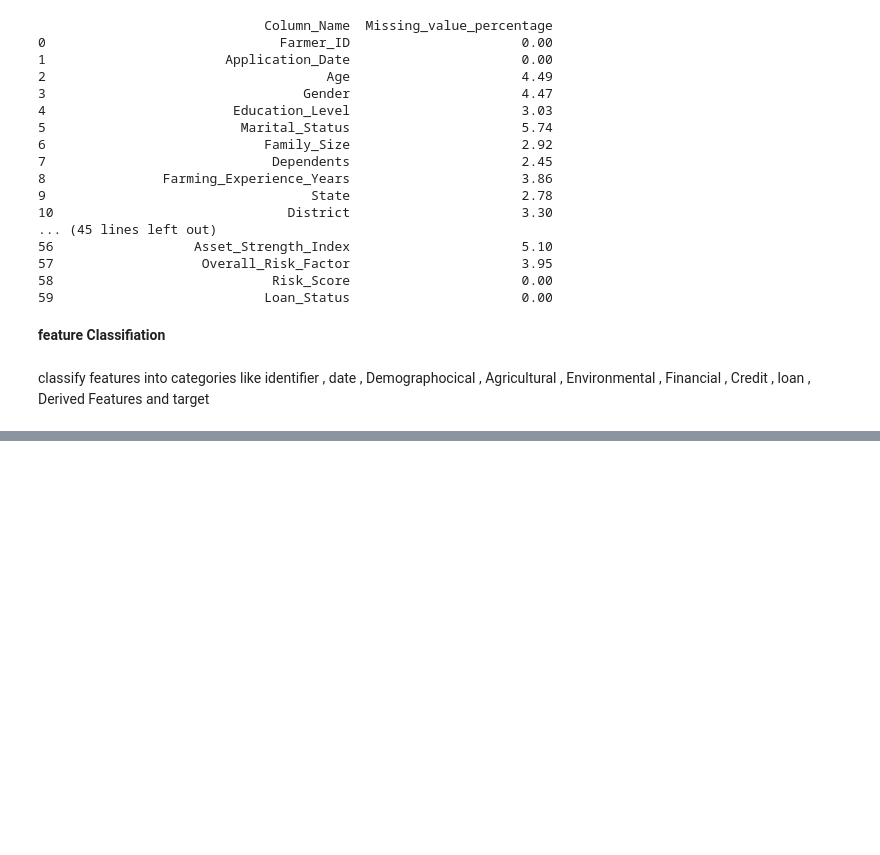
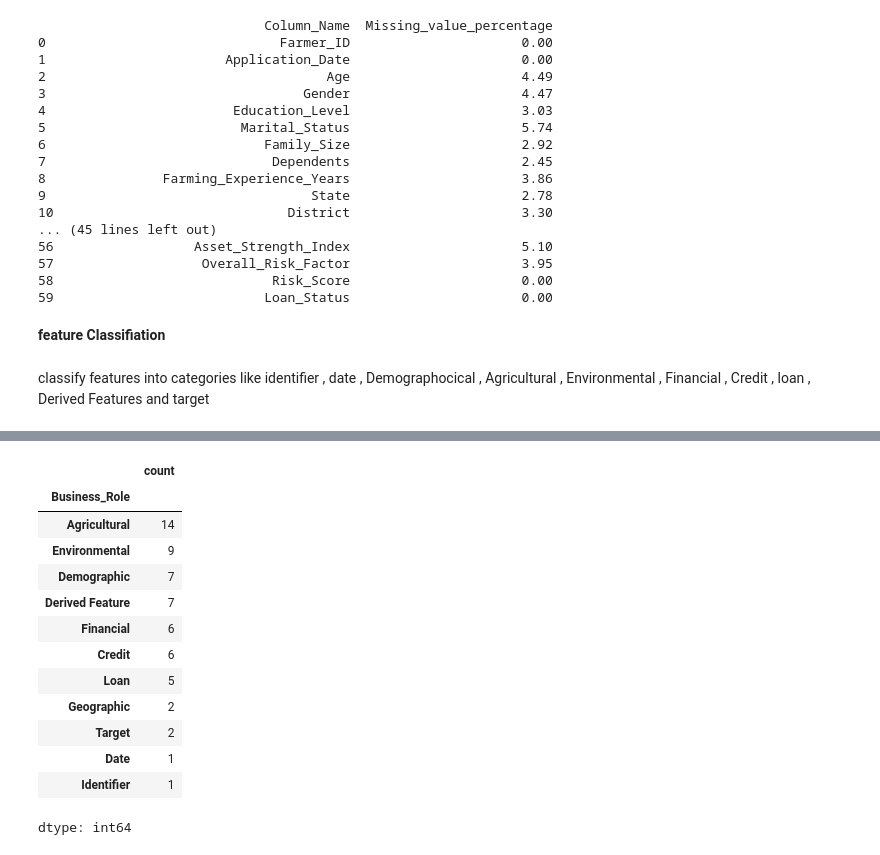
Before and after one commit to Nikhilsankhyan0/Agrisheild-AI, a Jupyter notebook: AgriSheildAI.ipynb, the cells around one changed output, grey strips where cells are left out. Cells and saved outputs as stored; diff of their text form; code cells hidden in the pictures; blank space fills up the shorter version.

```diff
--- a/AgriSheildAI.ipynb
+++ b/AgriSheildAI.ipynb
@@ -243,0 +372,17 @@ feature_audit.loc[
+# %%
+feature_audit['Business_Role'].value_counts()
+# %% [output]
+|  | count |
+| Business_Role |  |
+| Agricultural | 14 |
+| Environmental | 9 |
+| Demographic | 7 |
+| Derived Feature | 7 |
+| Financial | 6 |
+| Credit | 6 |
+| Loan | 5 |
+| Geographic | 2 |
+| Target | 2 |
+| Date | 1 |
+| Identifier | 1 |
+dtype: int64
```
Also changed, not shown: parts of 33 cells of this notebook.
